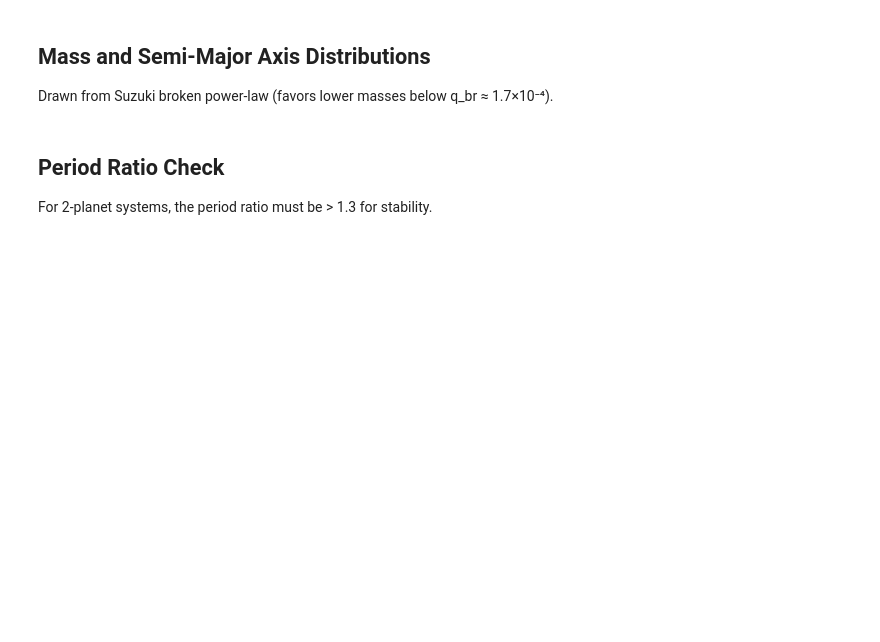
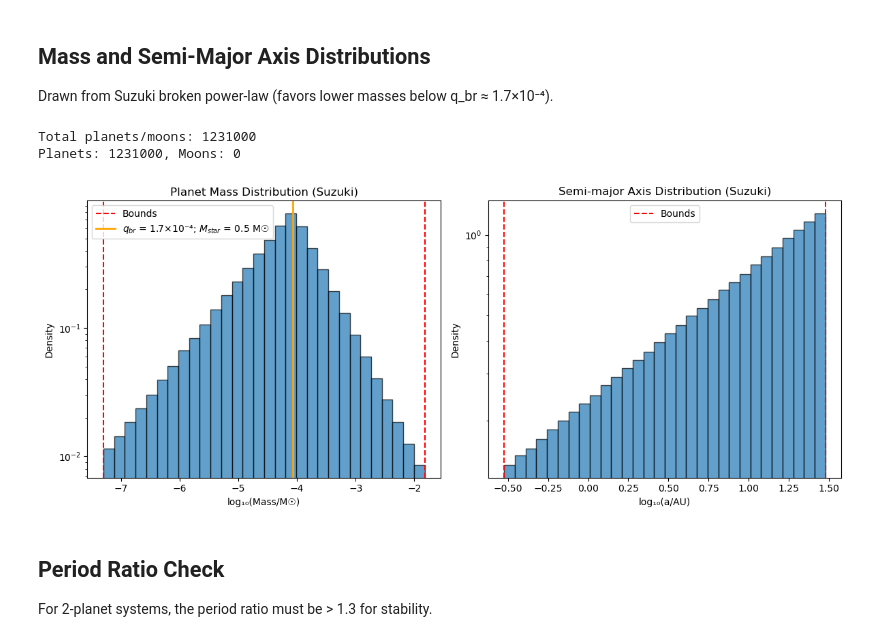
Before and after one commit to acrisp3/gulls-planets, a Jupyter notebook: multiplanet_distribution_check.ipynb, the cells around one changed output. Drawn from its saved outputs; the diff is of its cells as text; code cells hidden in the pictures; blank space fills up the shorter version.

```diff
--- a/multiplanet_distribution_check.ipynb
+++ b/multiplanet_distribution_check.ipynb
@@ -21,17 +21,38 @@ print(f"Found {len(files)} planet files")
 
 # Combine all data
 all_data = []
-for f in files[:10]:  # Limit for quick testing
+for f in files[:]:  # Limit for quick testing
     d = np.loadtxt(f, skiprows=1)
     all_data.append(d)
 
 data = np.vstack(all_data)
 n_rows = len(data)
-n_systems = n_rows // 3
+n_systems = n_rows
+ncolumns = len(data[0])
+n_slots = ncolumns // 7
 print(f"Loaded {n_rows} rows ({n_systems} systems)")
 
-# Reshape to (n_systems, 3, 7) - [system, slot, parameter]
-data_3d = data.reshape(n_systems, 3, 7)
+# Current format: (n_systems, 14) - [system, (object 1 parameters*, object 2 parameters*)]
+# Reshape to (n_systems, 3, 7) - [system, object_type, parameter]
+data_3d = np.zeros((n_systems, 3, 7))
+for i in range(n_systems):
+    data_3d[i, 0, :] = data[i, :7]
+    companion = data[i, 7:]
+    if companion[0] == 0:  # no companion
+        data_3d[i, 1, :] = companion  # planet
+        data_3d[i, 2, :-1] = np.zeros(6)  # moon
+        data_3d[i, 2, -1] = 3  # moon orbit type
+    elif companion[-1] == 3:  # satelite companiom (moon)
+        data_3d[i, 1, :-1] = np.zeros(6)  # planet
+        data_3d[i, 1, -1] = 2  # planet orbit type
+        data_3d[i, 2, :] = companion  # moon
+    else:
+        data_3d[i, 1, :-1] = companion[:-1]  # planet
+        data_3d[i, 2, :-1] = np.zeros(6)  # moon
+        data_3d[i, 1, -1] = 2  # planet orbit type
+        data_3d[i, 2, -1] = 3  # moon orbit type
+
+#data_3d = data.reshape(n_systems, 1, 14)
 print(f"Shape: {data_3d.shape}")
 
 # Column indices
@@ -76,36 +107,42 @@ print(f"Total planets/moons: {len(all_planets)}")
 
 # Separate planets from moons
 planets_only = all_planets[all_planets[:, ORBIT_TYPE] <= 2]
 moons_only = all_planets[all_planets[:, ORBIT_TYPE] == 3]
 print(f"Planets: {len(planets_only)}, Moons: {len(moons_only)}")
 
 fig, axes = plt.subplots(1, 2, figsize=(12, 5))
 
 # Mass distribution (log scale)
 ax = axes[0]
 log_mass = np.log10(planets_only[:, MASS])
 ax.hist(log_mass, bins=30, edgecolor='black', alpha=0.7, density=True)
-ax.axvline(np.log10(1e-7), color='r', ls='--', label='Bounds')
-ax.axvline(np.log10(3e-2), color='r', ls='--')
-ax.axvline(np.log10(1.7e-4), color='orange', ls='-', lw=2, label=r'$q_{br}$ = 1.7×10⁻⁴')
+ax.axvline(np.log10(1e-7*0.5), color='r', ls='--', label='Bounds')
+ax.axvline(np.log10(3e-2*0.5), color='r', ls='--')
+ax.axvline(np.log10(1.7e-4*0.5), color='orange', ls='-', lw=2, label=r'$q_{br}$ = 1.7×10⁻⁴; $M_{star}$ = 0.5 M☉')
 ax.set_xlabel("log₁₀(Mass/M☉)")
 ax.set_ylabel("Density")
 ax.set_title("Planet Mass Distribution (Suzuki)")
+ax.set_yscale('log')
 ax.legend()
 
 # Semi-major axis distribution (log scale)
 ax = axes[1]
 log_a = np.log10(planets_only[:, SEMI_A])
 ax.hist(log_a, bins=30, edgecolor='black', alpha=0.7, density=True)
 ax.axvline(np.log10(0.3), color='r', ls='--', label='Bounds')
 ax.axvline(np.log10(30), color='r', ls='--')
 ax.set_xlabel("log₁₀(a/AU)")
 ax.set_ylabel("Density")
 ax.set_title("Semi-major Axis Distribution (Suzuki)")
 ax.legend()
+ax.set_yscale('log')
 
 plt.tight_layout()
 plt.show()
+# %% [output]
+Total planets/moons: 1231000
+Planets: 1231000, Moons: 0
+[figure, added]
 # %% [markdown]
 ## Period Ratio Check
 
```
Also changed, not shown: parts of 26 cells of this notebook, 1 other file.
